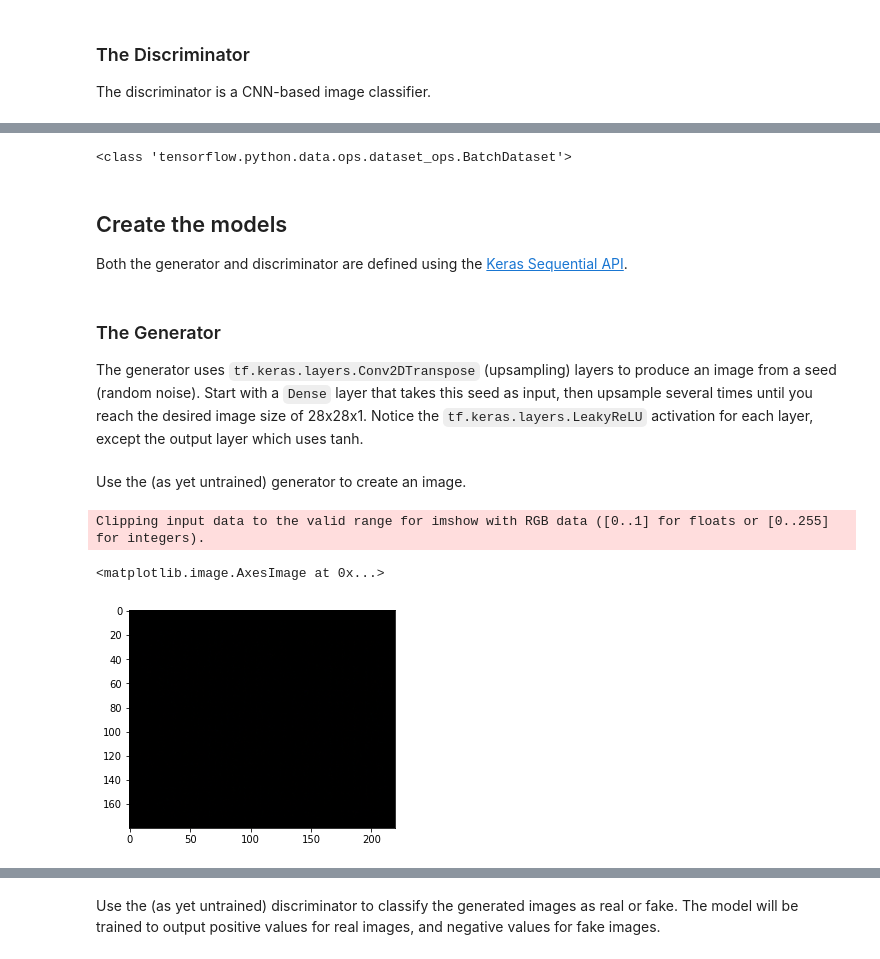
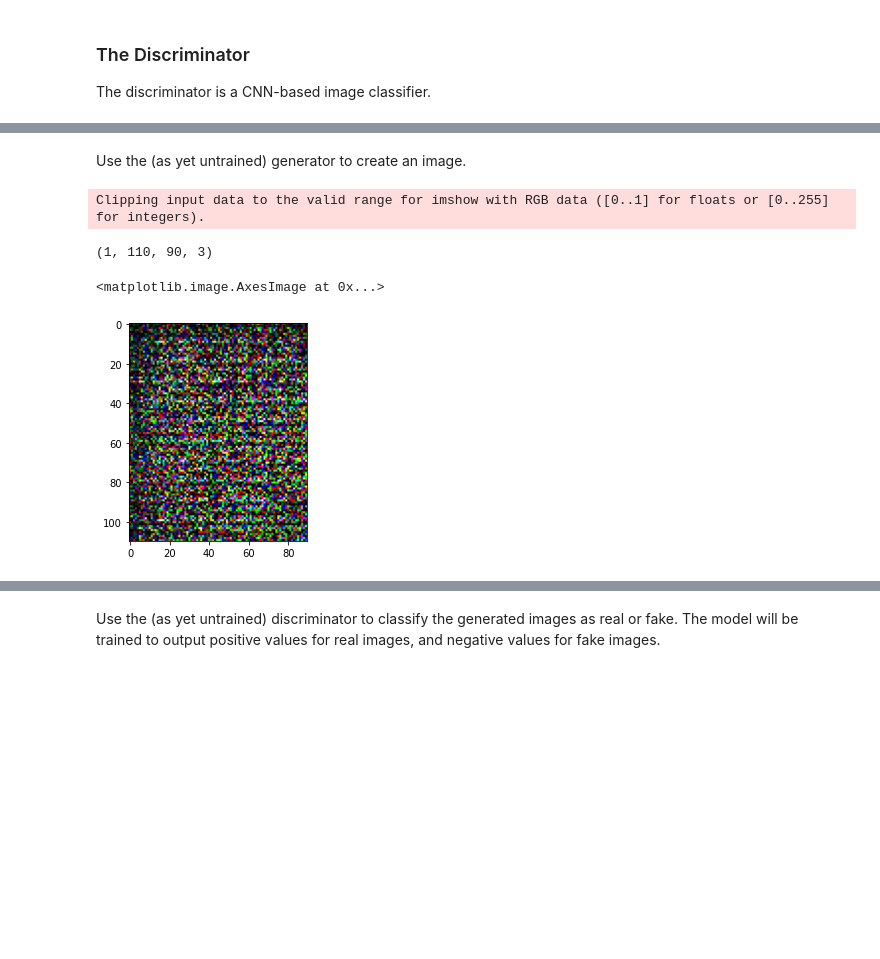
Before and after one commit to uteyechea/DCGAN, a Jupyter notebook: celebA_dcgan.ipynb, the cells around one changed output, grey strips where cells are left out. Saved outputs shown, nothing was run; the diff lists cells and outputs as text; code cells hidden in the pictures; blank space fills up the shorter version.

Commit message:
reduced image size to preserve memory

```diff
--- a/celebA_dcgan.ipynb
+++ b/celebA_dcgan.ipynb
@@ -81,9 +81,10 @@ We will use the celebA dataset to train the generator and the discriminator. The
 Dataset info:
 https://www.kaggle.com/jessicali9530/celeba-dataset
 # %%
-batch_size = 128
-img_height = 220 # Original image height = 218
-img_width = 180#Original image width = 178
+batch_size = 9
+BATCH_SIZE = 9
+img_height = 110# 220 Reduced to preserve memory .Adjusted for conv2d_transpose. # Original image height = 218
+img_width = 90# 180 #Original image width = 178
 # %%
 train_ds = tf.keras.preprocessing.image_dataset_from_directory(
   data_dir,
@@ -247,50 +243,13 @@ train_dataset = tf.data.Dataset.from_tensor_slices(train_images).shuffle(BUFFER_
-# %%
-print(type(train_dataset))
-# %% [output]
-<class 'tensorflow.python.data.ops.dataset_ops.BatchDataset'>
-# %% [markdown]
-## Create the models
-
-Both the generator and discriminator are defined using the [Keras Sequential API](https://www.tensorflow.org/guide/keras#sequential_model).
-# %% [markdown]
-### The Generator
-
-The generator uses `tf.keras.layers.Conv2DTranspose` (upsampling) layers to produce an image from a seed (random noise). Start with a `Dense` layer that takes this seed as input, then upsample several times until you reach the desired image size of 28x28x1. Notice the `tf.keras.layers.LeakyReLU` activation for each layer, except the output layer which uses tanh.
-# %%
-def make_generator_model():
-    model = tf.keras.Sequential()
-    model.add(layers.Dense(7*7*256, use_bias=False, input_shape=(100,)))
-    model.add(layers.BatchNormalization())
-    model.add(layers.LeakyReLU())
-
-    model.add(layers.Reshape((7, 7, 256)))
-    assert model.output_shape == (None, 7, 7, 256) # Note: None is the batch size
-
-    model.add(layers.Conv2DTranspose(128, (5, 5), strides=(1, 1), padding='same', use_bias=False))
-    assert model.output_shape == (None, 7, 7, 128)
-    model.add(layers.BatchNormalization())
-    model.add(layers.LeakyReLU())
-
-    model.add(layers.Conv2DTranspose(64, (5, 5), strides=(2, 2), padding='same', use_bias=False))
-    assert model.output_shape == (None, 14, 14, 64)
-    model.add(layers.BatchNormalization())
-    model.add(layers.LeakyReLU())
-
-    model.add(layers.Conv2DTranspose(1, (5, 5), strides=(2, 2), padding='same', use_bias=False, activation='tanh'))
-    assert model.output_shape == (None, 28, 28, 1)
-
-    return model
 # %% [markdown]
 Use the (as yet untrained) generator to create an image.
 # %%
-generator = make_generator_model(180,220)
-
-noise = tf.random.normal([1, 100])
+generator = make_generator_model()
+noise = tf.random.uniform([1, 100],maxval=1)
 generated_image = generator(noise, training=False)
-
-
-plt.imshow(generated_image[0, :, :, :])
+print(generated_image.shape)
+plt.imshow(generated_image[0, :, :, :]*255)
 # %% [output]
 Clipping input data to the valid range for imshow with RGB data ([0..1] for floats or [0..255] for integers).
-<matplotlib.image.AxesImage at 0x...>
+(1, 110, 90, 3)
+<matplotlib.image.AxesImage at 0x...>
-[figure, old version]
+[figure, new version]
```
Also changed, not shown: parts of 25 cells of this notebook.
